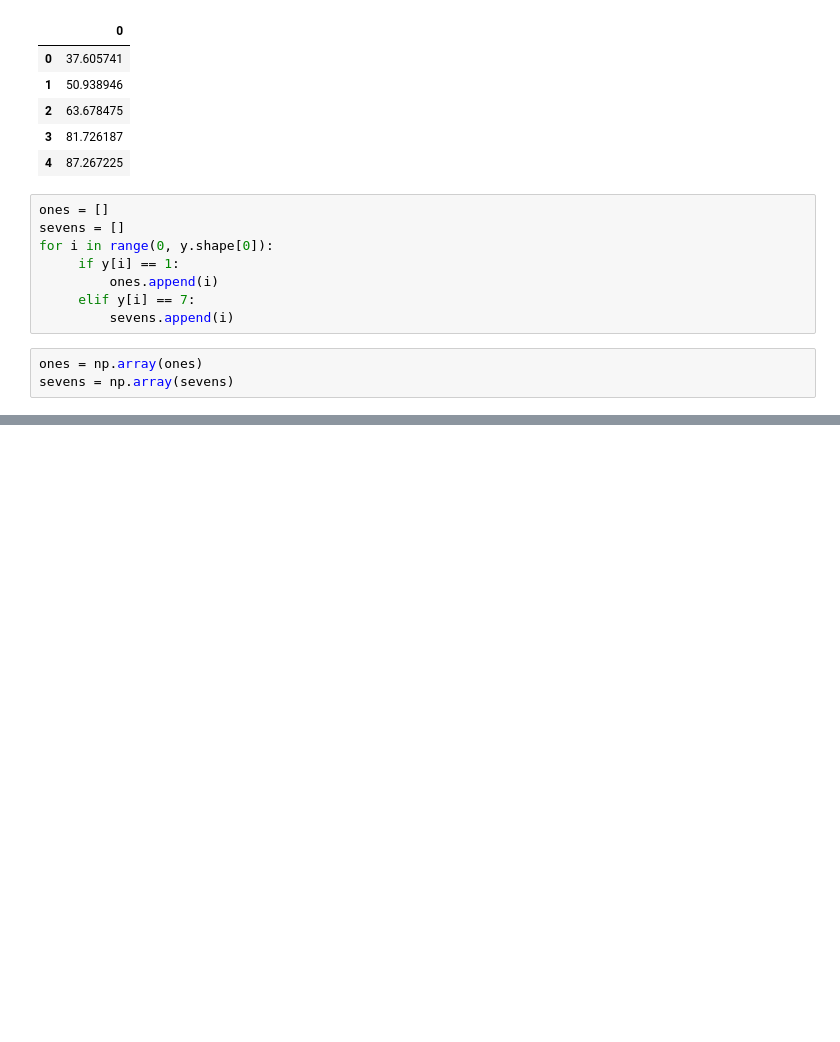
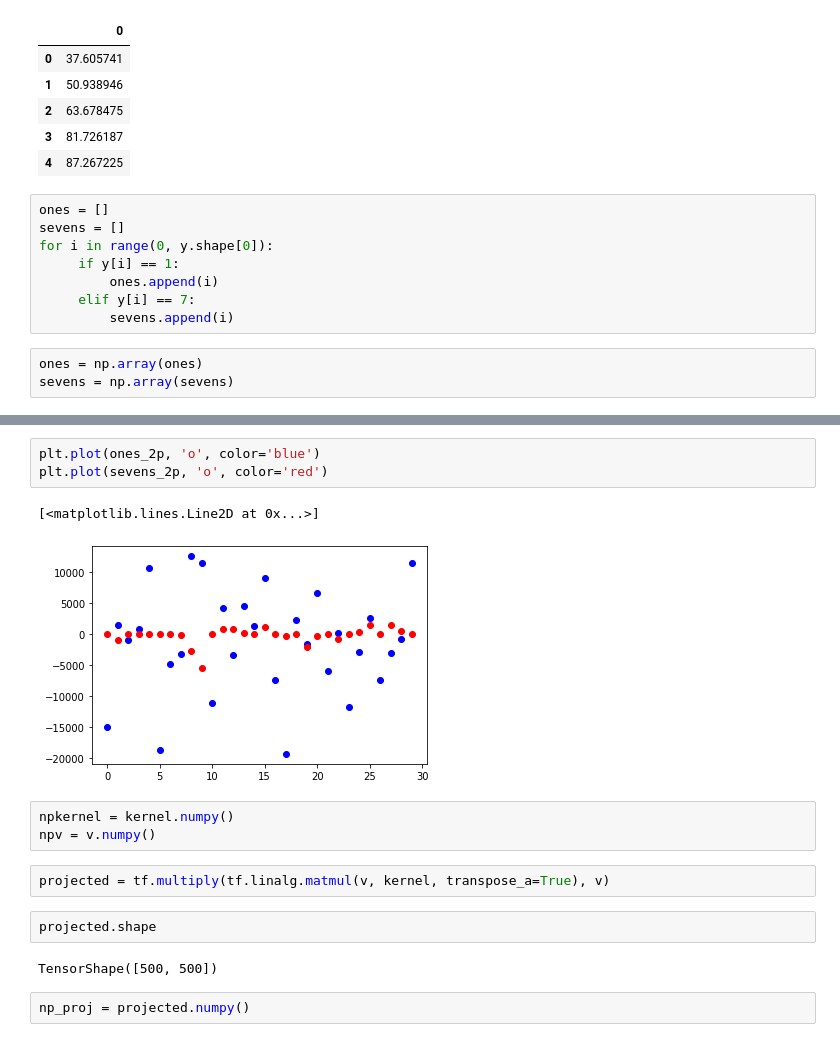
Before and after one commit to karasjoh000/KernelPCA, a Jupyter notebook: h2.ipynb, the cells around one changed output, grey strips where cells are left out. Drawn from its saved outputs; the diff is of its cells as text; blank space fills up the shorter version.

```diff
--- a/h2.ipynb
+++ b/h2.ipynb
@@ -227,0 +244,17 @@ plt.plot(sevens_1p, sevens_2p, 'o', color='red')
+# %%
+plt.plot(ones_2p, 'o', color='blue')
+plt.plot(sevens_2p, 'o', color='red')
+# %% [output]
+[<matplotlib.lines.Line2D at 0x...>]
+[figure, added]
+# %%
+npkernel = kernel.numpy()
+npv = v.numpy()
+# %%
+projected = tf.multiply(tf.linalg.matmul(v, kernel, transpose_a=True), v)
+# %%
+projected.shape
+# %% [output]
+TensorShape([500, 500])
+# %%
+np_proj = projected.numpy()
```
Also changed, not shown: parts of 11 cells of this notebook, 5 other files.
